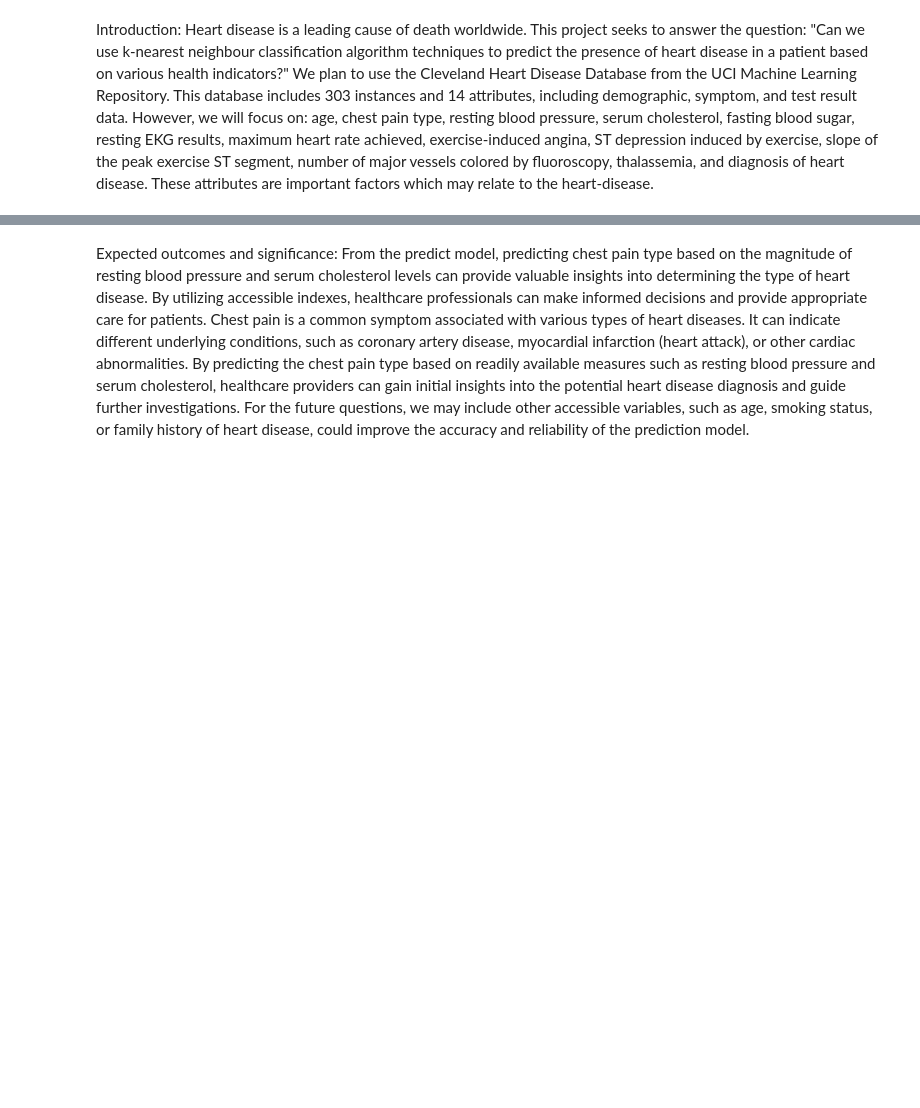
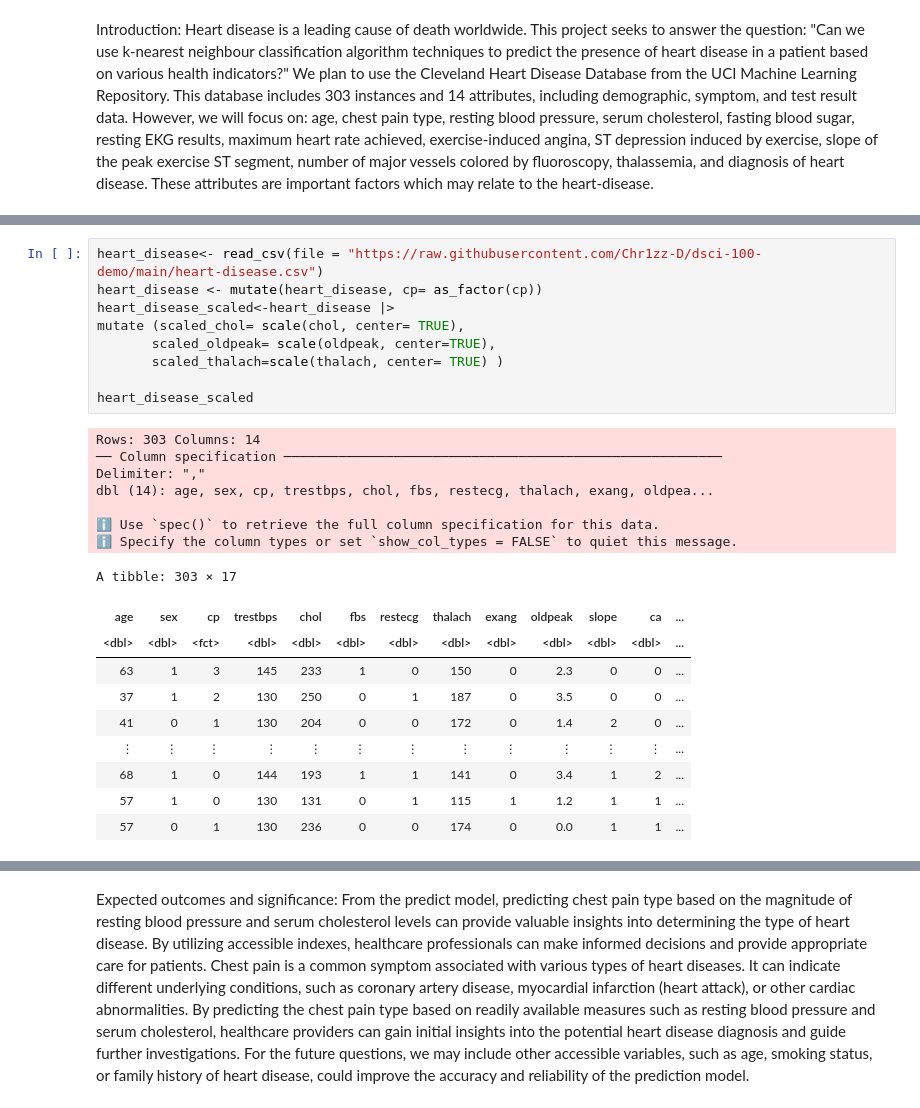
Before and after one commit to Chr1zz-D/dsci-100-demo, a Jupyter notebook: group_proposal.ipynb, the cells around one changed output, grey strips where cells are left out. Cells and saved outputs as stored; diff of their text form; blank space fills up the shorter version.

```diff
--- a/group_proposal.ipynb
+++ b/group_proposal.ipynb
@@ -5,0 +29,27 @@ Heart disease is a leading cause of death worldwide. This project seeks to answe
+# %%
+heart_disease<- read_csv(file = "https://raw.githubusercontent.com/Chr1zz-D/dsci-100-demo/main/heart-disease.csv")
+heart_disease <- mutate(heart_disease, cp= as_factor(cp))
+heart_disease_scaled<-heart_disease |>
+mutate (scaled_chol= scale(chol, center= TRUE),
+       scaled_oldpeak= scale(oldpeak, center=TRUE),
+       scaled_thalach=scale(thalach, center= TRUE) )
+
+heart_disease_scaled
+# %% [output]
+Rows: 303 Columns: 14
+── Column specification ────────────────────────────────────────────────────────
+Delimiter: ","
+dbl (14): age, sex, cp, trestbps, chol, fbs, restecg, thalach, exang, oldpea...
+
+ℹ Use `spec()` to retrieve the full column specification for this data.
+ℹ Specify the column types or set `show_col_types = FALSE` to quiet this message.
+A tibble: 303 × 17
+| age | sex | cp | trestbps | chol | fbs | restecg | thalach | exang | oldpeak | slope | ca | ... |
+| <dbl> | <dbl> | <fct> | <dbl> | <dbl> | <dbl> | <dbl> | <dbl> | <dbl> | <dbl> | <dbl> | <dbl> | ... |
+| 63 | 1 | 3 | 145 | 233 | 1 | 0 | 150 | 0 | 2.3 | 0 | 0 | ... |
+| 37 | 1 | 2 | 130 | 250 | 0 | 1 | 187 | 0 | 3.5 | 0 | 0 | ... |
+| 41 | 0 | 1 | 130 | 204 | 0 | 0 | 172 | 0 | 1.4 | 2 | 0 | ... |
+| ⋮ | ⋮ | ⋮ | ⋮ | ⋮ | ⋮ | ⋮ | ⋮ | ⋮ | ⋮ | ⋮ | ⋮ | ... |
+| 68 | 1 | 0 | 144 | 193 | 1 | 1 | 141 | 0 | 3.4 | 1 | 2 | ... |
+| 57 | 1 | 0 | 130 | 131 | 0 | 1 | 115 | 1 | 1.2 | 1 | 1 | ... |
+| 57 | 0 | 1 | 130 | 236 | 0 | 0 | 174 | 0 | 0.0 | 1 | 1 | ... |
```
Also changed, not shown: parts of 6 cells of this notebook.
